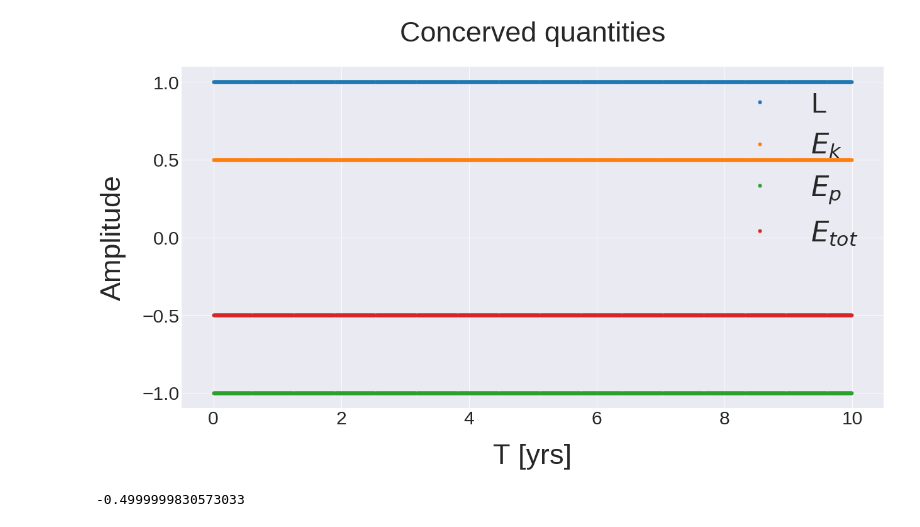
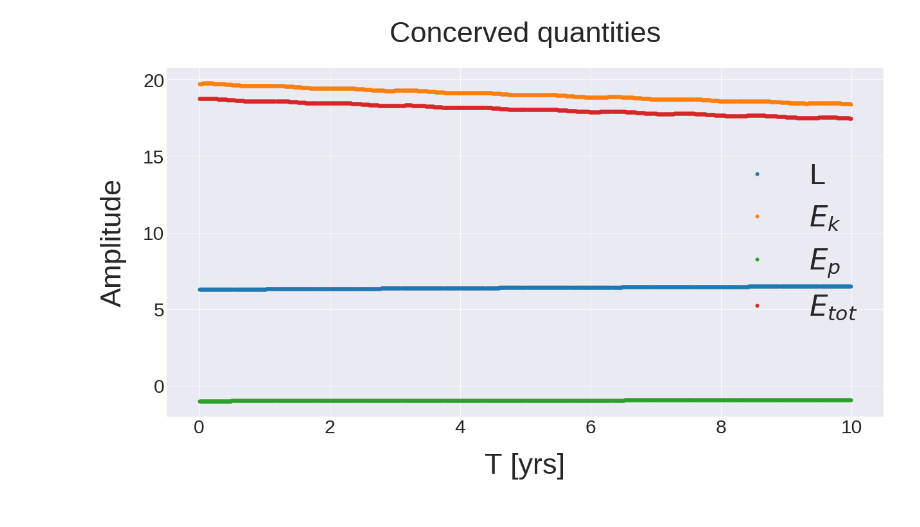
Before and after one commit to OlineRanum/FYS3150, a Jupyter notebook: Project_5/Results/5A.ipynb, the cells around one changed output. Cells and saved outputs as stored; diff of their text form; code cells hidden in the pictures.

```diff
--- a/Project_5/Results/5A.ipynb
+++ b/Project_5/Results/5A.ipynb
@@ -123,6 +123,7 @@ def energy(r, v):
     return E, Ek_, Ep_, angular_momentum
 # %%
 E, K, U, L = energy(rV, vV)
+Ee, Ke, Ue, LLe = energy(rE, vE)
 # %%
 plt.plot(E, '.')
 # %% [output]
@@ -175,2 +176,35 @@ plt.plot(U, '*')
 # %%
 LL = np.linalg.norm(L, axis = 1)
+# %%
+plt.figure(figsize = (30,10))
+fsize = 50
+
+fig, axs = plt.subplots(2, 1, figsize = (20,13))
+plt.style.use('seaborn-darkgrid')
+fig.suptitle('Concervation of Energy and Momentum', fontsize = fsize)
+
+size_= 15
+
+axs[0].plot(tV, LL, '.', ms = size_, label = 'L', c = c2)
+axs[0].plot(tV, K, '.', ms = size_, label = '$E_k$', c = c3)
+axs[0].plot(tV, U, '.', ms = size_, label = '$E_p$', c = c4)
+axs[0].plot(tV, E, '.', ms = size_, label = '$E_{tot}$', c = c5)
+axs[0].set_ylabel('Amplitude', fontsize = fsize, labelpad = 25)
+axs[1].set_xlabel('T [yrs]', fontsize = fsize,  labelpad = 25)
+axs[1].set_ylabel('Amplitude', fontsize = fsize, labelpad = 25)
+axs[0].set_yticks([])
+
+axs[0].title.set_text('Velocity Verlet')
+axs[1].plot(tE, LLe2, '.', ms = size_, label = 'L', c = c2)
+axs[1].plot(tE, Ke, '.', ms = size_, label = '$E_k$', c = c3)
+axs[1].plot(tE, Ue, '.', ms = size_, label = '$E_p$', c = c4)
+axs[1].plot(tE, Ee, '.', ms = size_, label = '$E_{tot}$', c = c5)
+axs[1].title.set_text('Forward Euler')
+for ax in axs.flat:
+    ax.label_outer()
+
+axs[0].set_yticks([-1,-0.5,0,0.5,1])
+
+#plt.legend(fontsize = fsize, loc = 'best')
+axs[0].legend(loc='center left', bbox_to_anchor=(1, 0.5))
+plt.savefig('../Paper/Figures/EC.png')
@@ -177,24 +214,21 @@ LL = np.linalg.norm(L, axis = 1)
 # %%
+LLe2 = np.linalg.norm(LLe, axis = 1)
 plt.figure(figsize = (20,10))
 fsize = 45
 
-plt.plot(tV, LL, '.', ms = 10, label = 'L')
-plt.plot(tV, K, '.', ms = 10, label = '$E_k$')
-plt.plot(tV, U, '.', ms = 10, label = '$E_p$')
-plt.plot(tV, E, '.', ms = 10, label = '$E_{tot}$')
+plt.plot(tE, LLe2, '.', ms = 10, label = 'L')
+plt.plot(tE, Ke, '.', ms = 10, label = '$E_k$')
+plt.plot(tE, Ue, '.', ms = 10, label = '$E_p$')
+plt.plot(tE, Ee, '.', ms = 10, label = '$E_{tot}$')
 plt.ylabel('Amplitude', fontsize = fsize, labelpad = 25)
 plt.xlabel('T [yrs]', fontsize = fsize,  labelpad = 25)
 
 plt.title('Concerved quantities', pad = 40, fontsize = fsize)
-plt.yticks([-1,-0.5,0,0.5,1])
+#plt.yticks([-1,-0.5,0,0.5,1])
 
 plt.legend(fontsize = fsize, loc = 'best')
 plt.savefig('../Paper/Figures/EC.png')
 # %% [output]
-[figure, old version]
+[figure, new version]
-# %%
-np.mean(E)
-# %% [output]
--0.4999999830573033
 # %%
 np.std(E)
```
Also changed, not shown: parts of 13 cells of this notebook, 17 other files.
